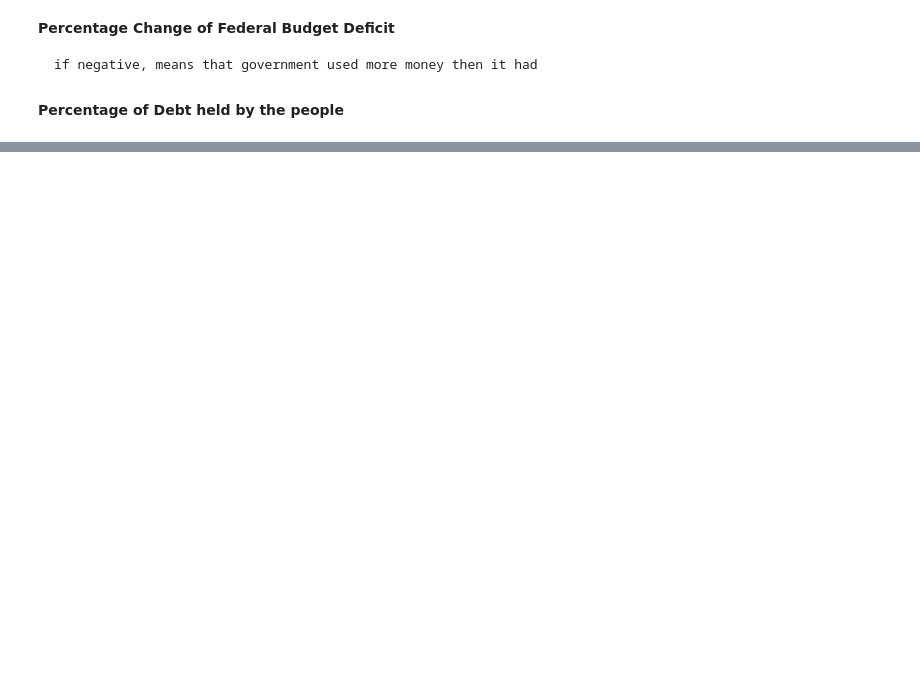
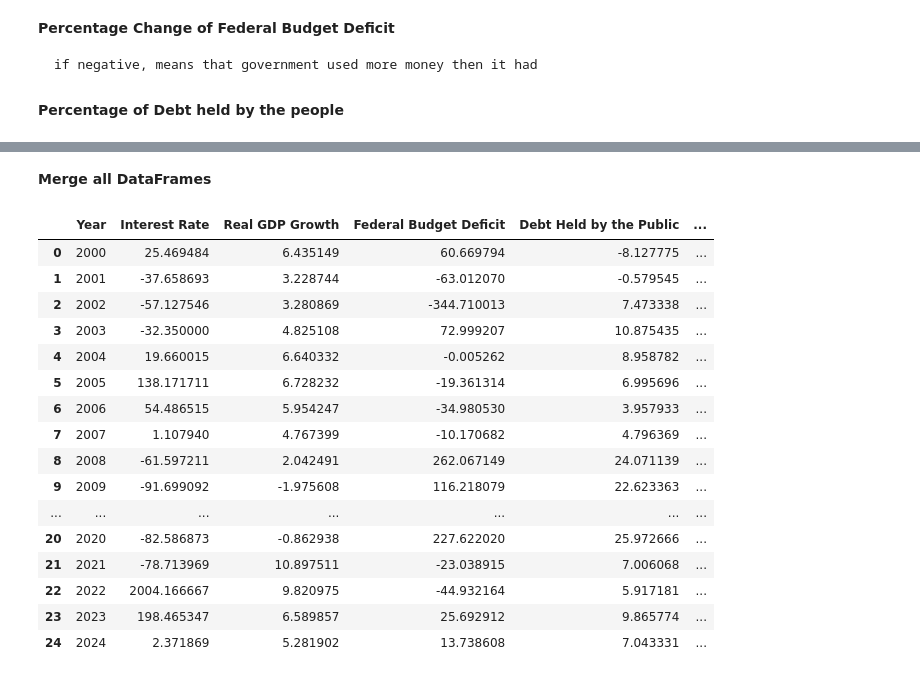
Before and after one commit to its-Simy/National-Debt-Research, a Jupyter notebook: organize.ipynb, the cells around one changed output, grey strips where cells are left out. Drawn from its saved outputs; the diff is of its cells as text; code cells hidden in the pictures; blank space fills up the shorter version.

```diff
--- a/organize.ipynb
+++ b/organize.ipynb
@@ -24,6 +24,5 @@ Variables(12):
 # %%
 #api key
-key =
 #endpoint and parameters
 endpoint = 'https://api.stlouisfed.org/fred/series/observations'
 # %% [markdown]
@@ -118,7 +121,7 @@ params_3 = {
     'api_key': key,
     'file_type': 'json',
     'observation_start': '1999-01-01',
-    'observation_end': '2024-12-31'
+    'observation_end': '2024-01-01'
 }
 
 response_deficit = requests.get(endpoint,params_3)
@@ -151,19 +154,19 @@ for i in range(1, len(values)):
     pct_changes_gdp.append((years[i], pct_change_gdp))  # Skip year 0 because no prior data
 
 # Step 4: Turn into DataFrame
-df_pct_change_gdp = pd.DataFrame(pct_changes_gdp, columns=['Year', 'YoY_Percent_Change'])
+df_pct_change_gdp = pd.DataFrame(pct_changes_gdp, columns=['Year', 'Percentage Change of Federal Budget Deficit'])
 # %% [markdown]
 **Percentage of Debt held by the people**
 # %%
-params_3 = {
+params_4 = {
     'series_id': 'FYGFDPUN',
     'api_key': key,
     'file_type': 'json',
     'observation_start': '1999-01-01',
-    'observation_end': '2024-12-31'
+    'observation_end': '2024-01-01'
 }
 
-response_debtHeldbyPeople = requests.get(endpoint,params_3)
+response_debtHeldbyPeople = requests.get(endpoint,params_4)
 data_debtHeldbyPeople = response_debtHeldbyPeople.json()
 
 df_debtbyPeople = pd.DataFrame(data_debtHeldbyPeople['observations'])
@@ -193,4 +196,5 @@ for i in range(1, len(values)):
     debtHeldbyPeople_changes.append((years[i], debtHeldbyPeople_change))  # Skip year 0 because no prior data
 
 # Step 4: Turn into DataFrame
-df_debtHeldbyPeople_changes = pd.DataFrame(debtHeldbyPeople_changes, columns=['Year', 'YoY_Percent_Change'])
+df_debtHeldbyPeople_changes = pd.DataFrame(debtHeldbyPeople_changes, columns=['Year', 'Percentage of Debt held by the people'])
+df_debtHeldbyPeople_changes
@@ -196,0 +480,60 @@ df_debtHeldbyPeople_changes = pd.DataFrame(debtHeldbyPeople_changes, columns=['Y
+# %% [markdown]
+**Merge all DataFrames**
+# %%
+# 1. Put your dfs and their desired names in parallel lists:
+dfs = [
+    df_pct_change_interest,
+    df_pct_change,
+    df_pct_change_gdp,
+    df_debtHeldbyPeople_changes,
+    df_FederalRevenue_changes,
+    df_FederalSpending_changes,
+    df_unemployment_changes,
+    df_over65_changes,
+    df_inflation_changes,
+    df_nationalDebt_changes
+]
+names = [
+    'Interest Rate',
+    'Real GDP Growth',
+    'Federal Budget Deficit',
+    'Debt Held by the Public',
+    'Federal Revenue Growth',
+    'Federal Spending Growth',
+    'Unemployment Rate',
+    'Population Age 65+',
+    'Inflation Rate',
+    'National Debt'
+]
+
+# 2. Seed df_main with the first one, renamed:
+df_main = dfs[0].rename(columns={'YoY_Percent_Change': names[0]})
+
+# 3. Loop over the rest, rename, and join:
+for df, name in zip(dfs[1:], names[1:]):
+    df_renamed = df.rename(columns={'YoY_Percent_Change': name})
+    df_main = df_main.join(df_renamed, how='left', rsuffix=f'_{i}')
+
+# Now df_main.columns == ['interest_pct','budget_pct','gdp_pct','debt_per_person_pct', …]
+
+df_main = df_main.drop('Year_25', axis=1)
+df_main = df_main.drop(index=25, axis=0)
+df_main
+# %% [output]
+|  | Year | Interest Rate | Real GDP Growth | Federal Budget Deficit | Debt Held by the Public | ... |
+| 0 | 2000 | 25.469484 | 6.435149 | 60.669794 | -8.127775 | ... |
+| 1 | 2001 | -37.658693 | 3.228744 | -63.012070 | -0.579545 | ... |
+| 2 | 2002 | -57.127546 | 3.280869 | -344.710013 | 7.473338 | ... |
+| 3 | 2003 | -32.350000 | 4.825108 | 72.999207 | 10.875435 | ... |
+| 4 | 2004 | 19.660015 | 6.640332 | -0.005262 | 8.958782 | ... |
+| 5 | 2005 | 138.171711 | 6.728232 | -19.361314 | 6.995696 | ... |
+| 6 | 2006 | 54.486515 | 5.954247 | -34.980530 | 3.957933 | ... |
+| 7 | 2007 | 1.107940 | 4.767399 | -10.170682 | 4.796369 | ... |
+| 8 | 2008 | -61.597211 | 2.042491 | 262.067149 | 24.071139 | ... |
+| 9 | 2009 | -91.699092 | -1.975608 | 116.218079 | 22.623363 | ... |
+| ... | ... | ... | ... | ... | ... | ... |
+| 20 | 2020 | -82.586873 | -0.862938 | 227.622020 | 25.972666 | ... |
+| 21 | 2021 | -78.713969 | 10.897511 | -23.038915 | 7.006068 | ... |
+| 22 | 2022 | 2004.166667 | 9.820975 | -44.932164 | 5.917181 | ... |
+| 23 | 2023 | 198.465347 | 6.589857 | 25.692912 | 9.865774 | ... |
+| 24 | 2024 | 2.371869 | 5.281902 | 13.738608 | 7.043331 | ... |
```
Also changed, not shown: parts of 19 cells of this notebook.
